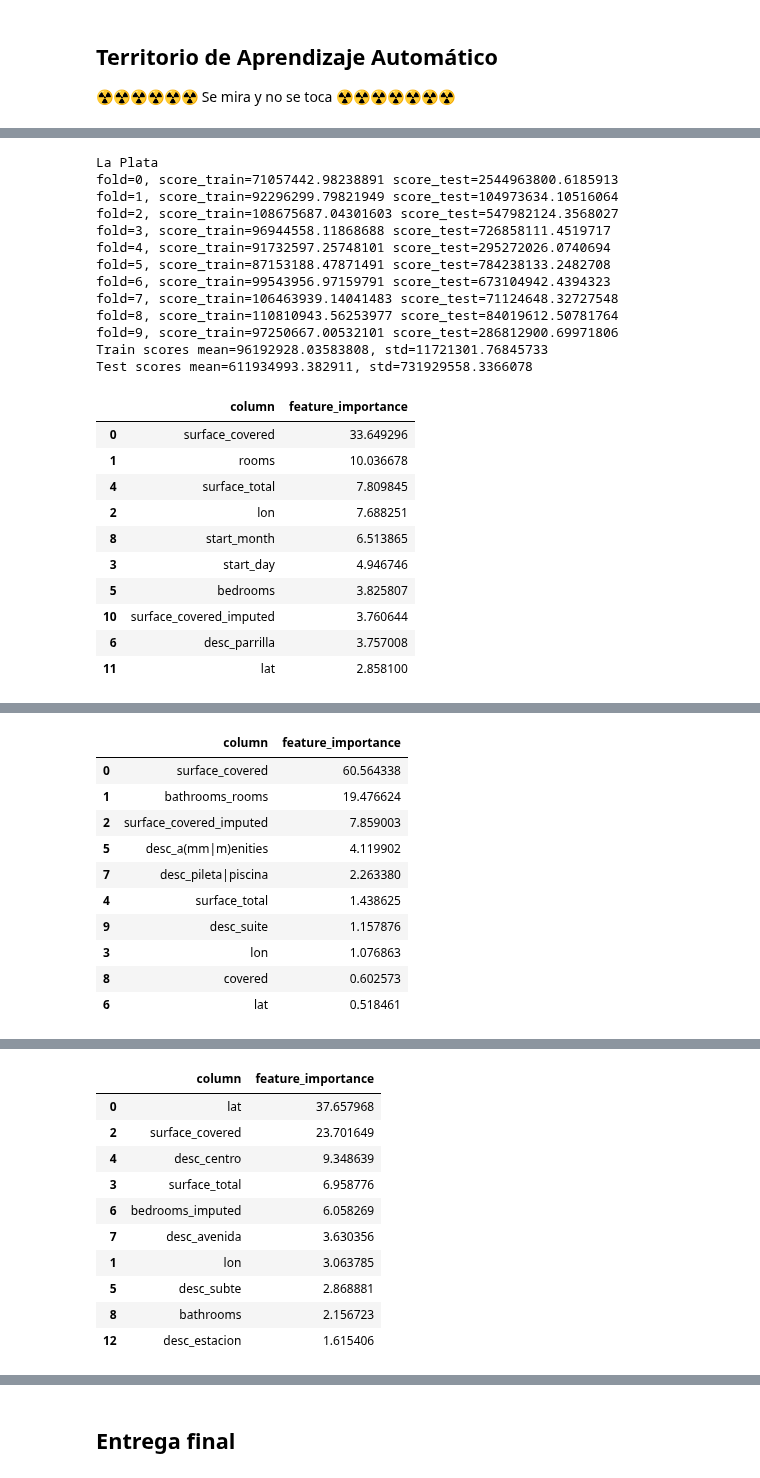
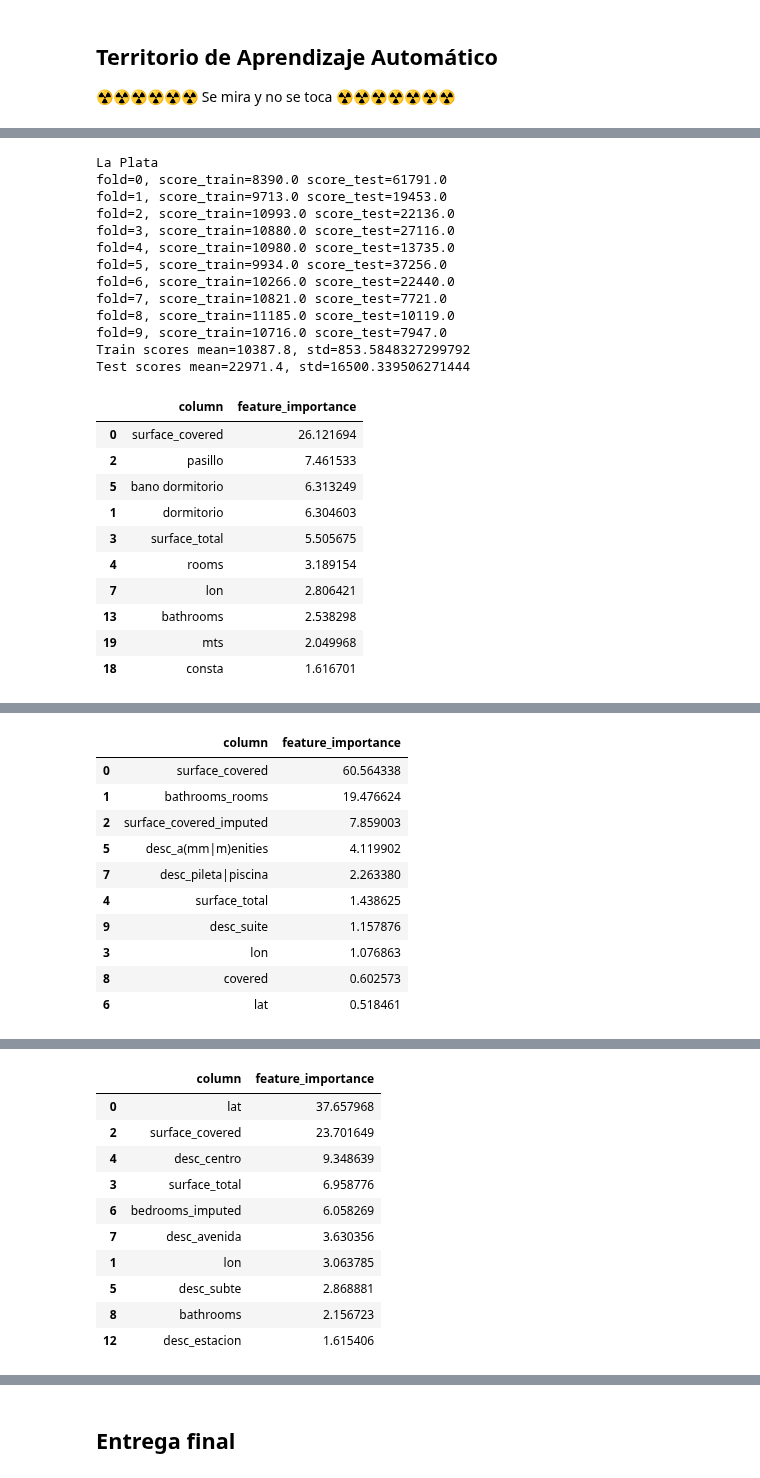
Before and after one commit to josesg998/competencia_properati, a Jupyter notebook: TP_Individual.ipynb, the cells around one changed output, grey strips where cells are left out. Saved outputs shown, nothing was run; the diff lists cells and outputs as text; code cells hidden in the pictures.

```diff
--- a/TP_Individual.ipynb
+++ b/TP_Individual.ipynb
@@ -537,3 +534,11 @@ def limpiar_fold(X_train, y_train, X_test):
     ## TODO: limpiar los datos
 
     return (X_train, y_train, X_test)
+# %%
+import spacy
+import locale
+locale.getpreferredencoding = lambda: "UTF-8"
+# spacy.cli.download("es_core_news_sm")
+from sklearn.feature_extraction.text import CountVectorizer
+nlp = spacy.load("es_core_news_sm")
+stopwords = nlp.Defaults.stop_words
@@ -539,0 +612,13 @@ def limpiar_fold(X_train, y_train, X_test):
+# %%
+print("La Plata")
+df_test_la_plata, df_train_la_plata             = tokenizacion(df_test_la_plata,df_train_la_plata,'description')
+# print("Resto de Caba")
+# df_test_caba, df_train_caba                     = tokenizacion(df_test_caba,df_train_caba,'title')
+print("Madero y Catalinas")
+df_test_madero, df_train_madero                 = tokenizacion(df_test_madero,df_train_madero,'description')
+# print("Corredor Norte")
+# df_test_corredor_norte, df_train_corredor_norte = tokenizacion(df_test_corredor_norte,df_train_corredor_norte,'description')
+print("Corredor sur")
+df_test_corredor_sur, df_train_corredor_sur     = tokenizacion(df_test_corredor_sur,df_train_corredor_sur,'description')
+# print("Caballito")
+# df_test_caballito, df_train_caballito           = tokenizacion(df_test_caballito,df_train_caballito,'description')
@@ -672,14 +751,14 @@ def modelado(df_train,df_test):
         y_pred = reg.predict(X_train)
 
         # Medimos la performance de la predicción en test
-        score_train = sk.metrics.mean_squared_error(y_train, y_pred)
+        score_train = sk.metrics.mean_squared_error(y_train, y_pred,squared=False).round()
         scores_train.append(score_train)
 
         # Predecimos en test
         y_pred = reg.predict(X_test)
 
         # Medimos la performance de la predicción en test
-        score_test = sk.metrics.mean_squared_error(y_test, y_pred)
+        score_test = sk.metrics.mean_squared_error(y_test, y_pred,squared=False).round()
         scores_test.append(score_test)
 
         print(f"{fold=}, {score_train=} {score_test=}")
@@ -720,7 +799,9 @@ print("Corredor Sur")
 solucion_corredor_sur = modelado(df_train_corredor_sur,df_test_corredor_sur)
 print("Caballito")
 solucion_caballito = modelado(df_train_caballito,df_test_caballito)
-print("Noroeste")
-solucion_noroeste = modelado(df_train_noroeste,df_test_noroeste)
+# print("Noroeste")
+# solucion_noroeste = modelado(df_train_noroeste,df_test_noroeste)
+# print("Centro")
+# solucion_centro = modelado(df_train_centro,df_test_centro)
 # %% [output]
 Resto de CABA
@@ -750,25 +831,25 @@ Test scores mean=11331246064.821692, std=21079272306.540554
 La Plata
-fold=0, score_train=71057442.98238891 score_test=2544963800.6185913
-fold=1, score_train=92296299.79821949 score_test=104973634.10516064
-fold=2, score_train=108675687.04301603 score_test=547982124.3568027
-fold=3, score_train=96944558.11868688 score_test=726858111.4519717
-fold=4, score_train=91732597.25748101 score_test=295272026.0740694
-fold=5, score_train=87153188.47871491 score_test=784238133.2482708
-fold=6, score_train=99543956.97159791 score_test=673104942.4394323
-fold=7, score_train=106463939.14041483 score_test=71124648.32727548
-fold=8, score_train=110810943.56253977 score_test=84019612.50781764
-fold=9, score_train=97250667.00532101 score_test=286812900.69971806
-Train scores mean=96192928.03583808, std=11721301.76845733
-Test scores mean=611934993.382911, std=731929558.3366078
+fold=0, score_train=8390.0 score_test=61791.0
+fold=1, score_train=9713.0 score_test=19453.0
+fold=2, score_train=10993.0 score_test=22136.0
+fold=3, score_train=10880.0 score_test=27116.0
+fold=4, score_train=10980.0 score_test=13735.0
+fold=5, score_train=9934.0 score_test=37256.0
+fold=6, score_train=10266.0 score_test=22440.0
+fold=7, score_train=10821.0 score_test=7721.0
+fold=8, score_train=11185.0 score_test=10119.0
+fold=9, score_train=10716.0 score_test=7947.0
+Train scores mean=10387.8, std=853.5848327299792
+Test scores mean=22971.4, std=16500.339506271444
 |  | column | feature_importance |
-| 0 | surface_covered | 33.649296 |
-| 1 | rooms | 10.036678 |
-| 4 | surface_total | 7.809845 |
-| 2 | lon | 7.688251 |
-| 8 | start_month | 6.513865 |
-| 3 | start_day | 4.946746 |
-| 5 | bedrooms | 3.825807 |
-| 10 | surface_covered_imputed | 3.760644 |
-| 6 | desc_parrilla | 3.757008 |
-| 11 | lat | 2.858100 |
+| 0 | surface_covered | 26.121694 |
+| 2 | pasillo | 7.461533 |
+| 5 | bano dormitorio | 6.313249 |
+| 1 | dormitorio | 6.304603 |
+| 3 | surface_total | 5.505675 |
+| 4 | rooms | 3.189154 |
+| 7 | lon | 2.806421 |
+| 13 | bathrooms | 2.538298 |
+| 19 | mts | 2.049968 |
+| 18 | consta | 1.616701 |
 Puerto Madero y Catalinas
```
Also changed, not shown: parts of 13 cells of this notebook, 1 other file.
